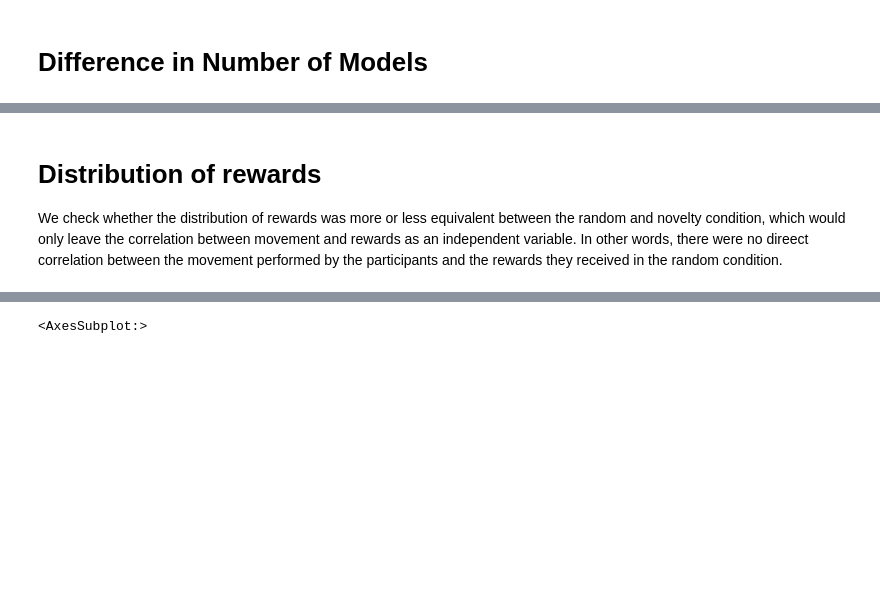
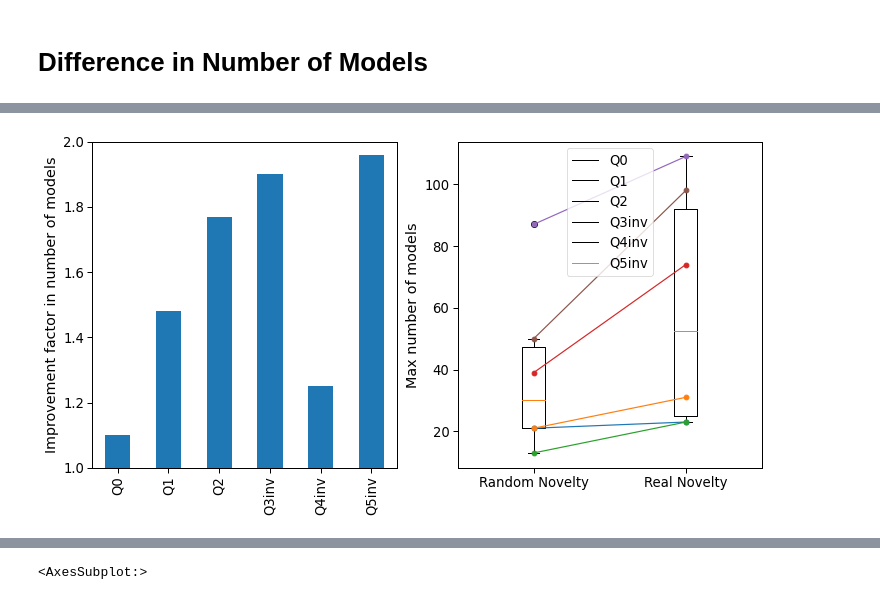
Before and after one commit to ircam-ismm/nime2022-elicitation-demo, a Jupyter notebook: notebooks/pilot_data.ipynb, the cells around one changed output, grey strips where cells are left out. Cells and saved outputs as stored; diff of their text form; code cells hidden in the pictures; blank space fills up the shorter version.

```diff
--- a/notebooks/pilot_data.ipynb
+++ b/notebooks/pilot_data.ipynb
@@ -62,20 +62,18 @@ grid.set(xlim=(0, 350))
 # %% [markdown]
 # Difference in Number of Models
 # %%
-# dict of user id to array [ max. reached model for c1, for c2, delta ]
-maxmodel = {}
+# dataframe of user id to [ max. reached model for c1, for c2, delta, improvement factor ]
+maxmodel = pd.DataFrame(columns=['user', 'numc1', 'numc2', 'diff', 'factor'])
 
 for p, grp in select(df, condition='c1').groupby('user'):
-    maxmodel[p] = list(grp.length.tail(1))[0]
+    maxmodel.loc[p] = [ p, list(grp.length.tail(1))[0], 0, 0, 0 ]
 
 for p, grp in select(df, condition='c2').groupby('user'):
-    nc1 = maxmodel[p]
+    nc1 = maxmodel.at[p, 'numc1']
     nc2 = list(grp.length.tail(1))[0]
     diff = nc2 - nc1
     pct  = round(nc2 / nc1 * 1, 2)
-    maxmodel[p] = [ nc1, nc2, diff, pct ]
+    maxmodel.at[p] = [ p, nc1, nc2, diff, pct ]
 
-print(maxmodel)
-
-#grp.plot('then', 'length', ax=axs[1], label=i)
+maxmodel
 # %% [output]
@@ -83,4 +87,26 @@ print(maxmodel)
-# %% [markdown]
-# Distribution of rewards
-
-We check whether the distribution of rewards was more or less equivalent between the random and novelty condition, which would only leave the correlation between movement and rewards as an independent variable. In other words, there were no direect correlation between the movement performed by the participants and the rewards they received in the random condition.
+# %%
+sns.set_context('paper', font_scale=1.5)
+fig, axs = plt.subplots(1, 2, figsize=(12, 6))
+
+plt.subplot(1, 2, 1)
+maxmodel['factor'].plot.bar(ylim=[1, 2])
+plt.ylabel('Improvement factor in number of models')
+
+plt.subplot(1, 2, 2)
+plt.xlim=[-1, 5]
+
+# boxplot c1, c2
+#maxmodel.boxplot(column=['numc1', 'numc2']) ---> gives index error
+ax = plt.boxplot([ maxmodel['numc1'], maxmodel['numc2'] ], labels=['Random Novelty', 'Real Novelty'], notch=False)
+
+# connect per user
+plt.plot([1, 2], [ maxmodel['numc1'], maxmodel['numc2'] ], 'o-')
+
+plt.xlim=[-1, 5]
+plt.ylabel('Max number of models')
+plt.legend(maxmodel.index, loc='best')
+
+fig.savefig('fig/improvement.png')
+fig.savefig('fig/improvement.pdf')
+# %% [output]
+[figure, added]
```
Also changed, not shown: parts of 3 cells of this notebook.
